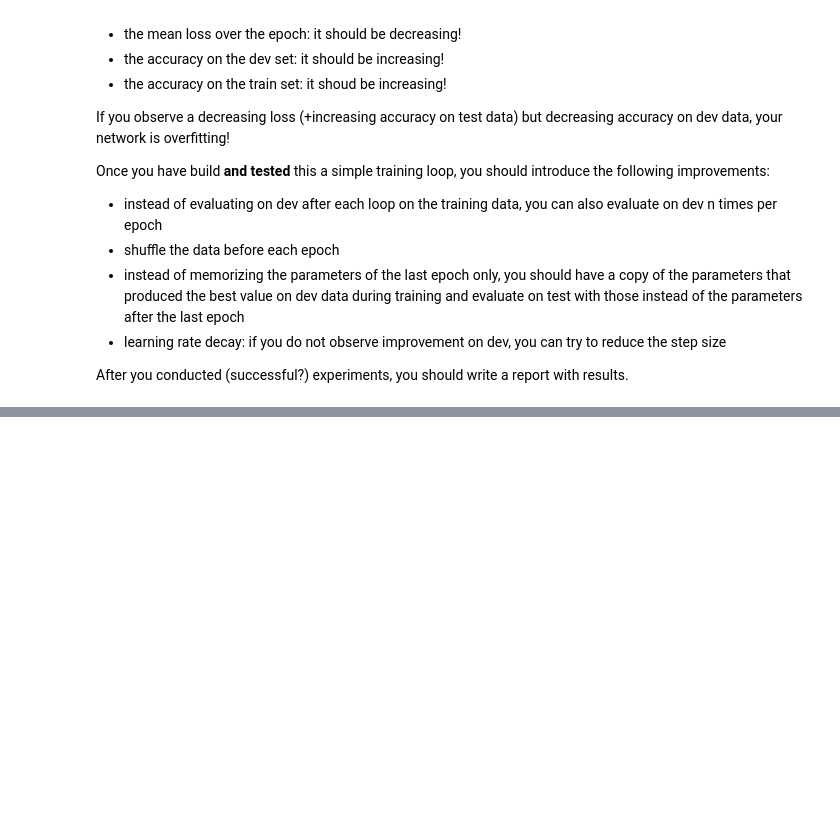
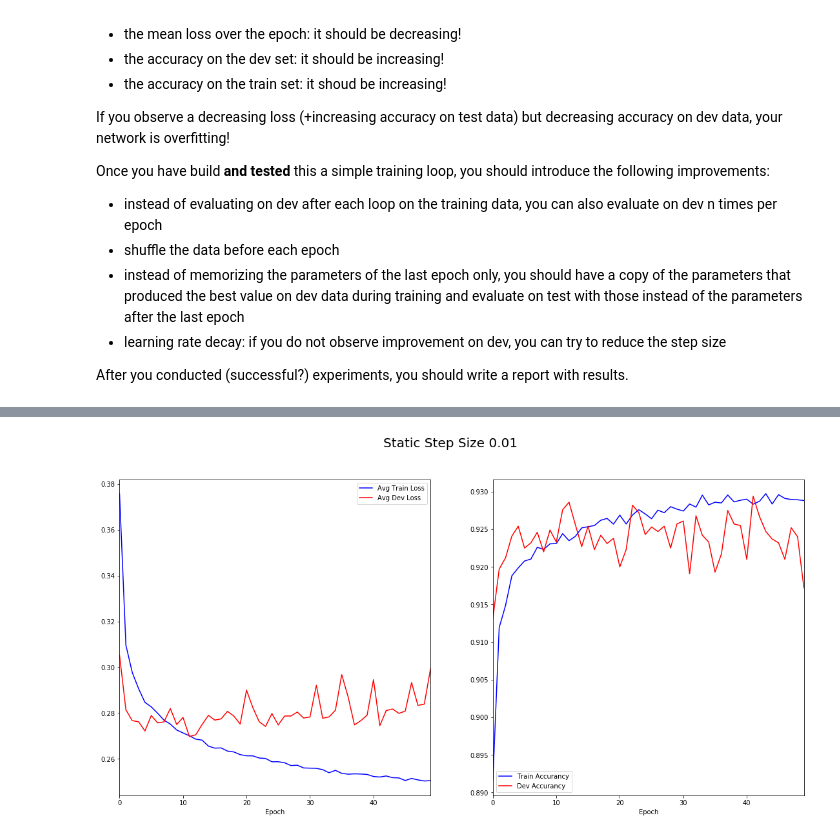
Before and after one commit to PrathamSolanki/deep-learning, a Jupyter notebook: lab_exercises_1.ipynb, the cells around one changed output, grey strips where cells are left out. Cells and saved outputs as stored; diff of their text form; code cells hidden in the pictures; blank space fills up the shorter version.

```diff
--- a/lab_exercises_1.ipynb
+++ b/lab_exercises_1.ipynb
@@ -501,0 +560,20 @@ def write_description(filename, description):
+# %%
+# Plot the training suite
+with open ("train_1.txt", "r") as f:
+    description = f.read()
+
+df = pd.read_csv("train_1.csv")
+df['Epoch'] = df.index
+
+figure, axs = plt.subplots(1, 2, figsize=(19,9))
+figure.suptitle(description, fontsize=20)
+
+df.plot(kind="line", x="Epoch", y="Avg Train Loss", color="blue", ax=axs[0])
+df.plot(kind="line", x="Epoch", y="Avg Dev Loss", color="red", ax=axs[0])
+
+df.plot(kind="line", x="Epoch", y="Train Accurancy", color="blue", ax=axs[1])
+df.plot(kind="line", x="Epoch", y="Dev Accurancy", color="red", ax=axs[1])
+
+plt.savefig('train_1.png')
+# %% [output]
+[figure, added]
```
Also changed, not shown: parts of 13 cells of this notebook, 8 other files.
